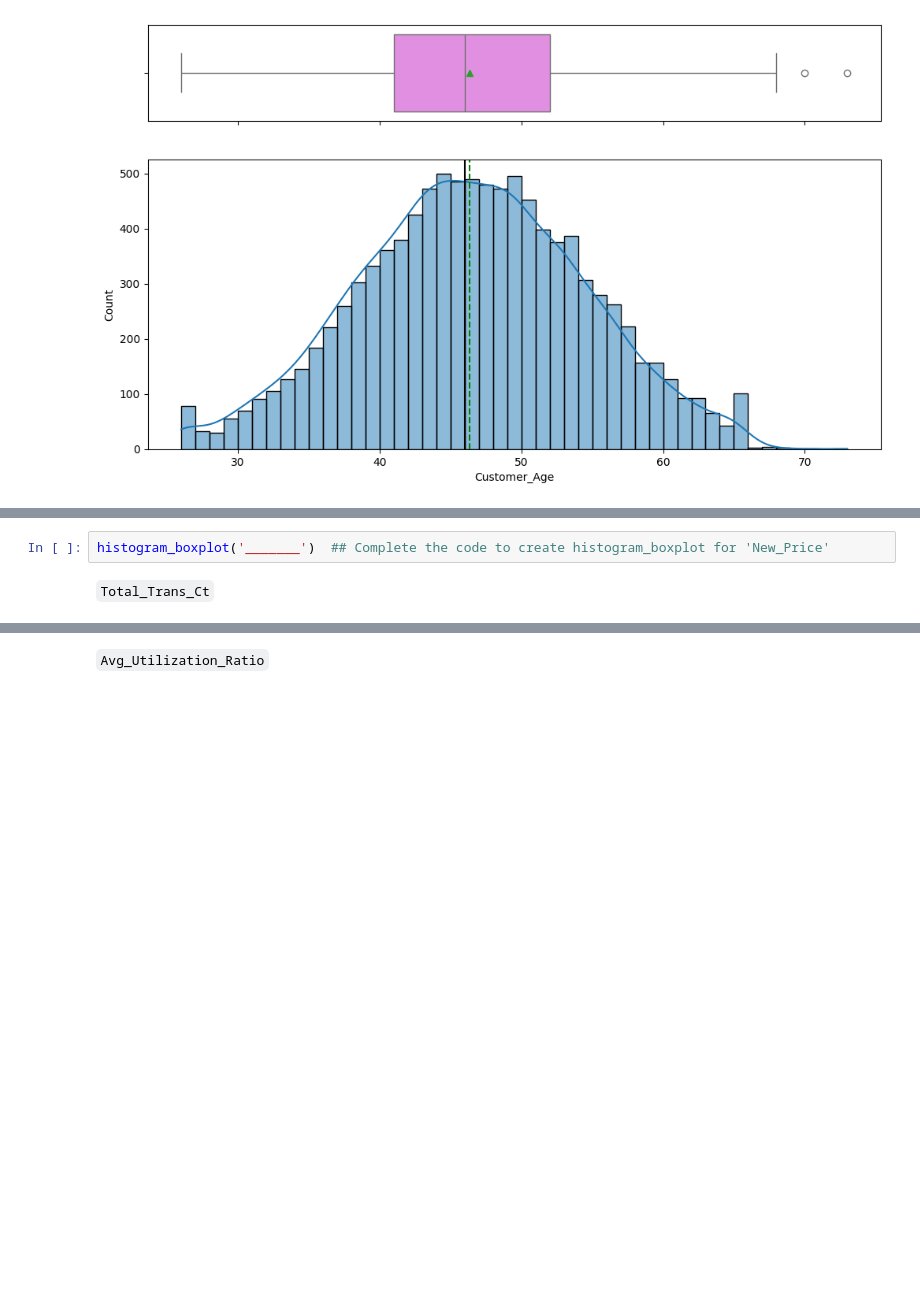
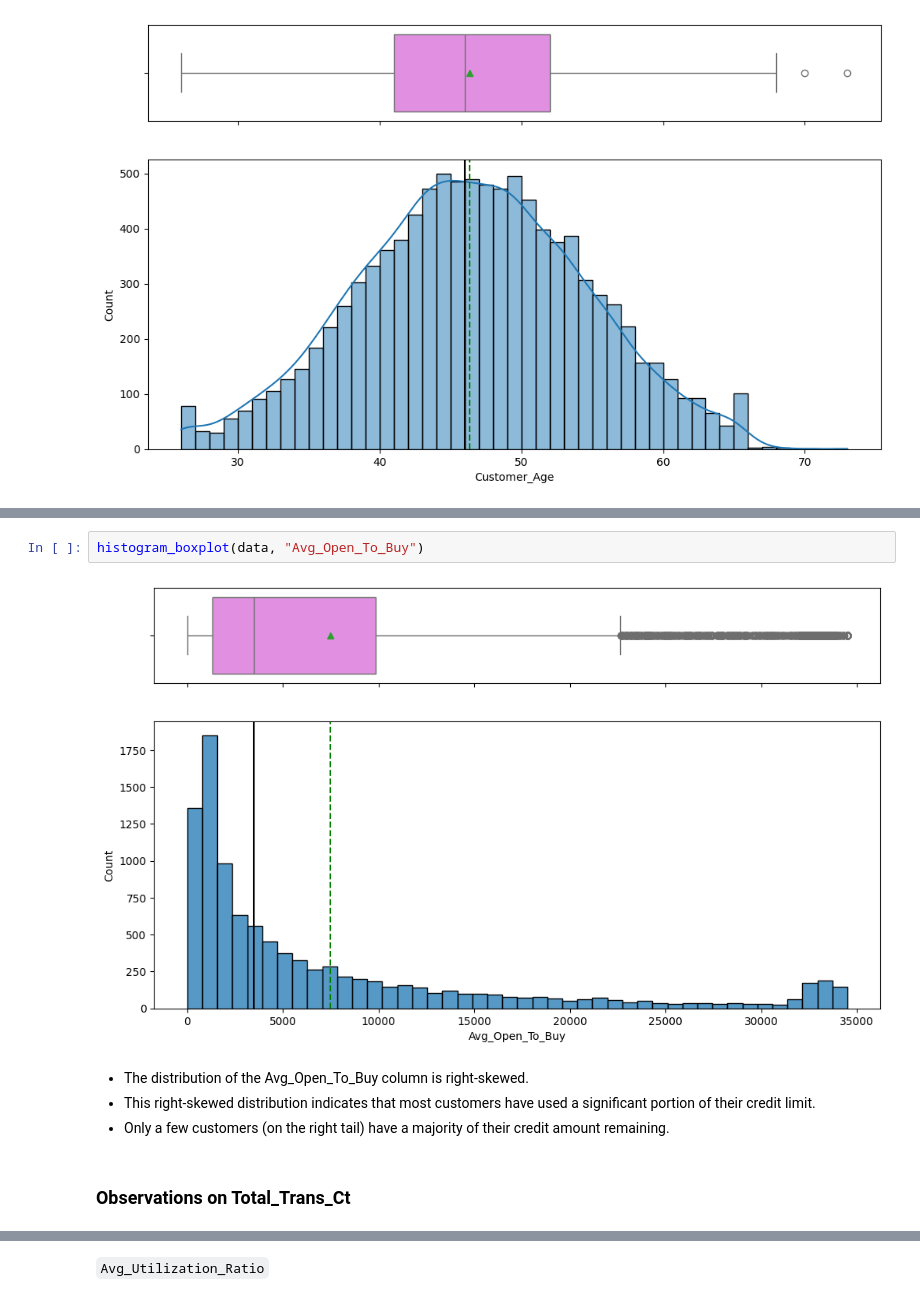
Before and after one commit to aimlalchemists/credit-card-users-churn-prediction, a Jupyter notebook: Credit_Card_Users_Churn_Prediction.ipynb, the cells around one changed output, grey strips where cells are left out. Cells and saved outputs as stored; diff of their text form; blank space fills up the shorter version.

```diff
--- a/Credit_Card_Users_Churn_Prediction.ipynb
+++ b/Credit_Card_Users_Churn_Prediction.ipynb
@@ -589,5 +607,11 @@ histogram_boxplot('_______')  ## Complete the code to create histogram_boxplot f
 # %%
-histogram_boxplot('_______')  ## Complete the code to create histogram_boxplot for 'New_Price'
+histogram_boxplot(data, "Avg_Open_To_Buy")
+# %% [output]
+[figure, added]
+# %% [markdown]
+- The distribution of the Avg_Open_To_Buy column is right-skewed.
+- This right-skewed distribution indicates that most customers have used a significant portion of their credit limit.
+- Only a few customers (on the right tail) have a majority of their credit amount remaining.
 # %% [markdown]
-`Total_Trans_Ct`
+### **Observations on Total_Trans_Ct**
 # %%
```
Also changed, not shown: parts of 24 cells of this notebook.
